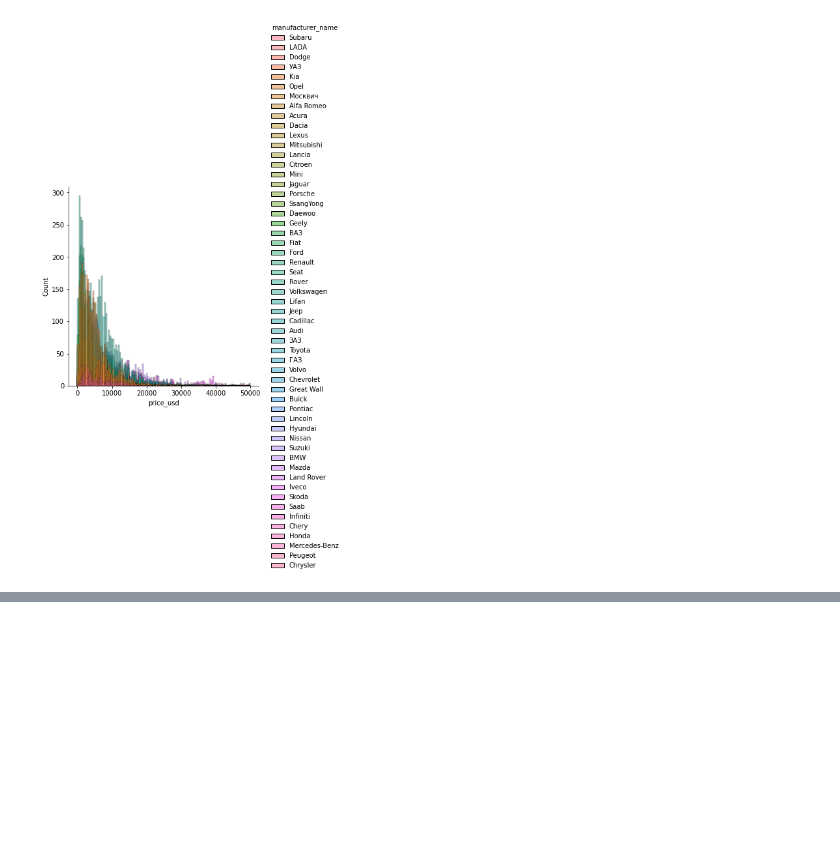
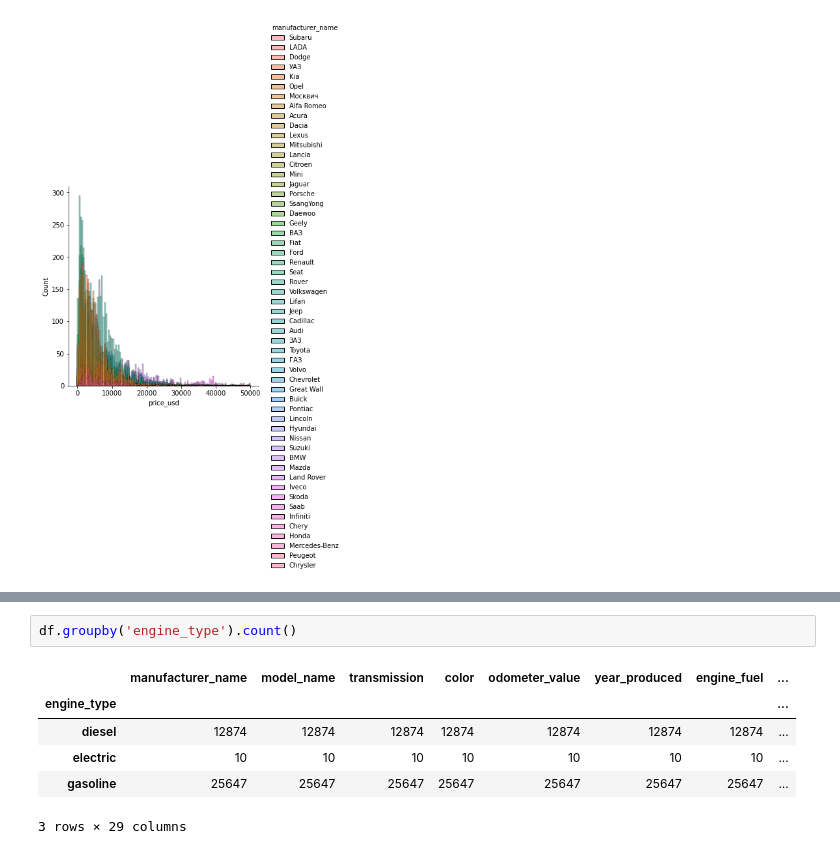
Before and after one commit to ian333/Estadistica_descriptiva, a Jupyter notebook: Medidas_de_tendencia_central.ipynb, the cells around one changed output, grey strips where cells are left out. Drawn from its saved outputs; the diff is of its cells as text; blank space fills up the shorter version.

```diff
--- a/Medidas_de_tendencia_central.ipynb
+++ b/Medidas_de_tendencia_central.ipynb
@@ -51,0 +64,9 @@ sns.displot(df, x = 'price_usd', hue = 'manufacturer_name')
+# %%
+df.groupby('engine_type').count()
+# %% [output]
+|  | manufacturer_name | model_name | transmission | color | odometer_value | year_produced | engine_fuel | ... |
+| engine_type |  |  |  |  |  |  |  | ... |
+| diesel | 12874 | 12874 | 12874 | 12874 | 12874 | 12874 | 12874 | ... |
+| electric | 10 | 10 | 10 | 10 | 10 | 10 | 10 | ... |
+| gasoline | 25647 | 25647 | 25647 | 25647 | 25647 | 25647 | 25647 | ... |
+3 rows × 29 columns
```
Also changed, not shown: parts of 5 cells of this notebook.
